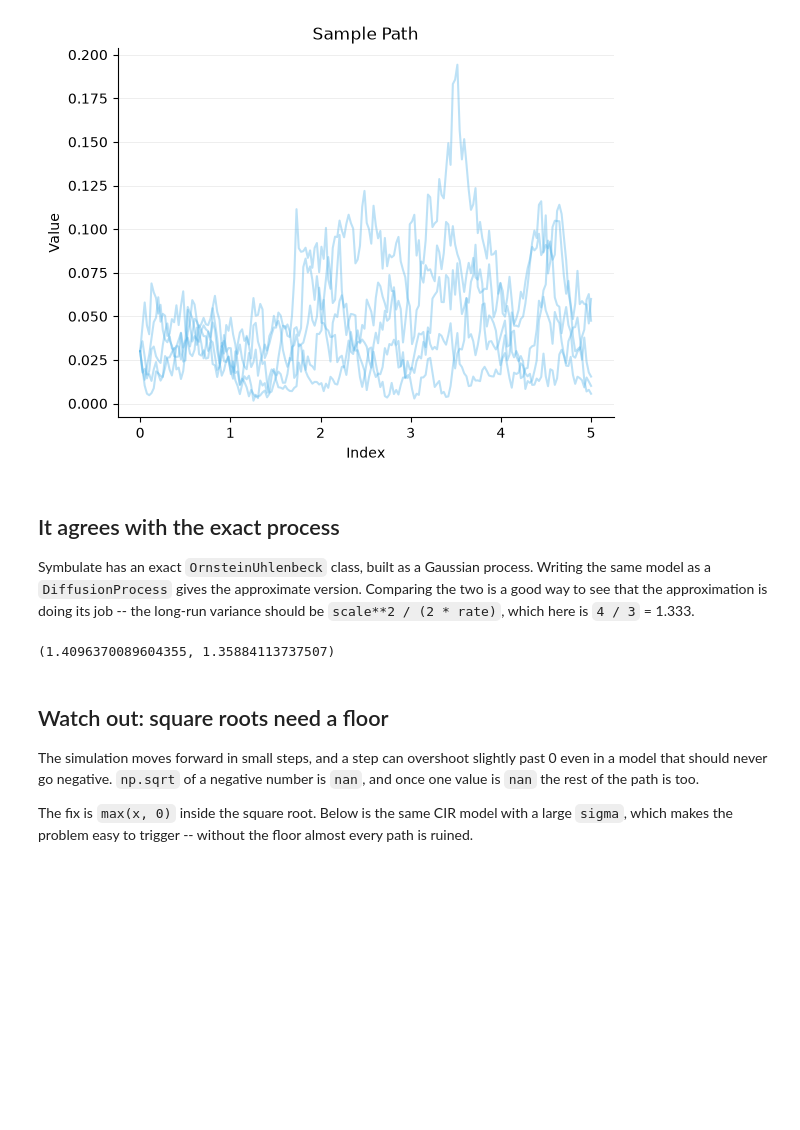
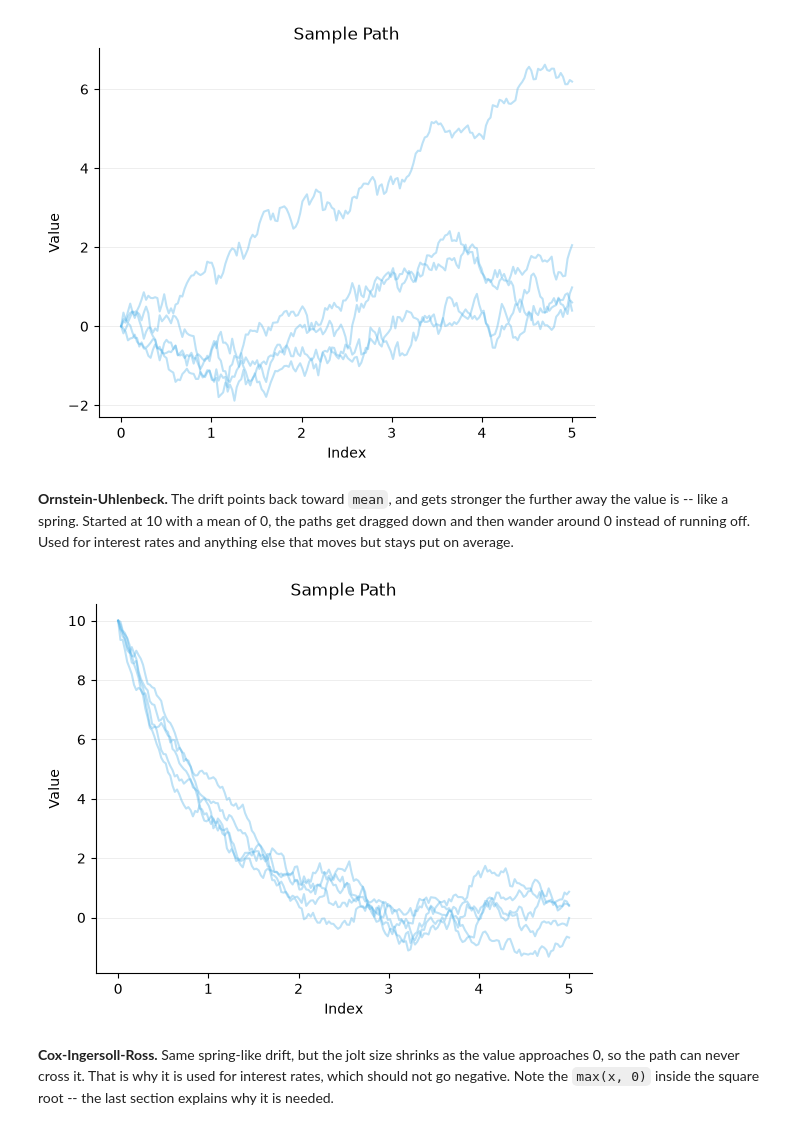
Before and after one commit to calpoly-symbulate/symbulate, a Jupyter notebook: team/models-and-sim-design/diffusion_process_demo.ipynb, the cells around one changed output. Cells and saved outputs as stored; diff of their text form; code cells hidden in the pictures; blank space fills up the shorter version.

```diff
--- a/team/models-and-sim-design/diffusion_process_demo.ipynb
+++ b/team/models-and-sim-design/diffusion_process_demo.ipynb
@@ -71,34 +69,21 @@ DiffusionProcess(
 # %%
-import numpy as np
-
 DiffusionProcess(
-    drift=lambda x, t: 2.0 * (0.05 - x),
-    diffusion=lambda x, t: 0.3 * np.sqrt(max(x, 0)),
-    x0=0.03,
+    drift=lambda x, t: 0,
+    diffusion=lambda x, t: 1,
+    x0=0,
 ).sim(5).plot(tmin=0, tmax=5)
 # %% [output]
-[figure, old version]
+[figure, new version]
 # %% [markdown]
-## It agrees with the exact process
-
-Symbulate has an exact `OrnsteinUhlenbeck` class, built as a Gaussian process. Writing the same model as a `DiffusionProcess` gives the approximate version. Comparing the two is a good way to see that the approximation is doing its job -- the long-run variance should be `scale**2 / (2 * rate)`, which here is `4 / 3` = 1.333.
+**Ornstein-Uhlenbeck.** The drift points back toward `mean`, and gets stronger the further away the value is -- like a spring. Started at 10 with a mean of 0, the paths get dragged down and then wander around 0 instead of running off. Used for interest rates and anything else that moves but stays put on average.
 # %%
-rate, scale = 1.5, 2.0
-
-approximate = DiffusionProcess(
-    drift=lambda x, t: -rate * x,
-    diffusion=lambda x, t: scale,
-    x0=0,
-)
-exact = OrnsteinUhlenbeck(reversion_rate=rate, mean=0, scale=scale)
-
-approximate[8.0].sim(2000).var(), exact[8.0].sim(2000).var()
+DiffusionProcess(
+    drift=lambda x, t: 1.0 * (0 - x),
+    diffusion=lambda x, t: 1,
+    x0=10,
+).sim(5).plot(tmin=0, tmax=5)
 # %% [output]
-(1.4096370089604355, 1.35884113737507)
+[figure, added]
 # %% [markdown]
-## Watch out: square roots need a floor
-
-The simulation moves forward in small steps, and a step can overshoot slightly past 0 even in a model that should never go negative. `np.sqrt` of a negative number is `nan`, and once one value is `nan` the rest of the path is too.
-
-The fix is `max(x, 0)` inside the square root. Below is the same CIR model with a large `sigma`, which makes the problem easy to trigger -- without the floor almost every path is ruined.
+**Cox-Ingersoll-Ross.** Same spring-like drift, but the jolt size shrinks as the value approaches 0, so the path can never cross it. That is why it is used for interest rates, which should not go negative. Note the `max(x, 0)` inside the square root -- the last section explains why it is needed.
 # %%
```
Also changed, not shown: parts of 27 cells of this notebook.
